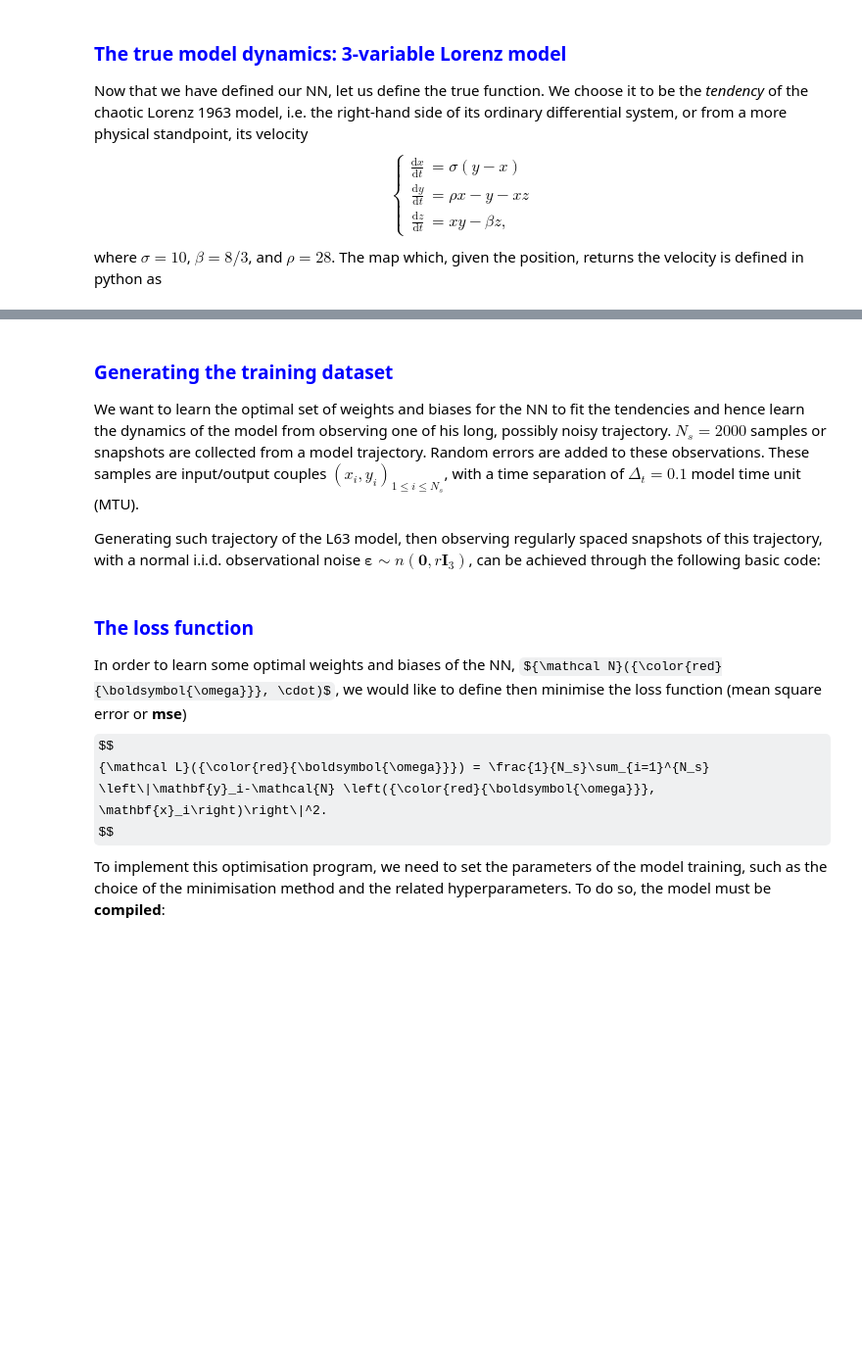
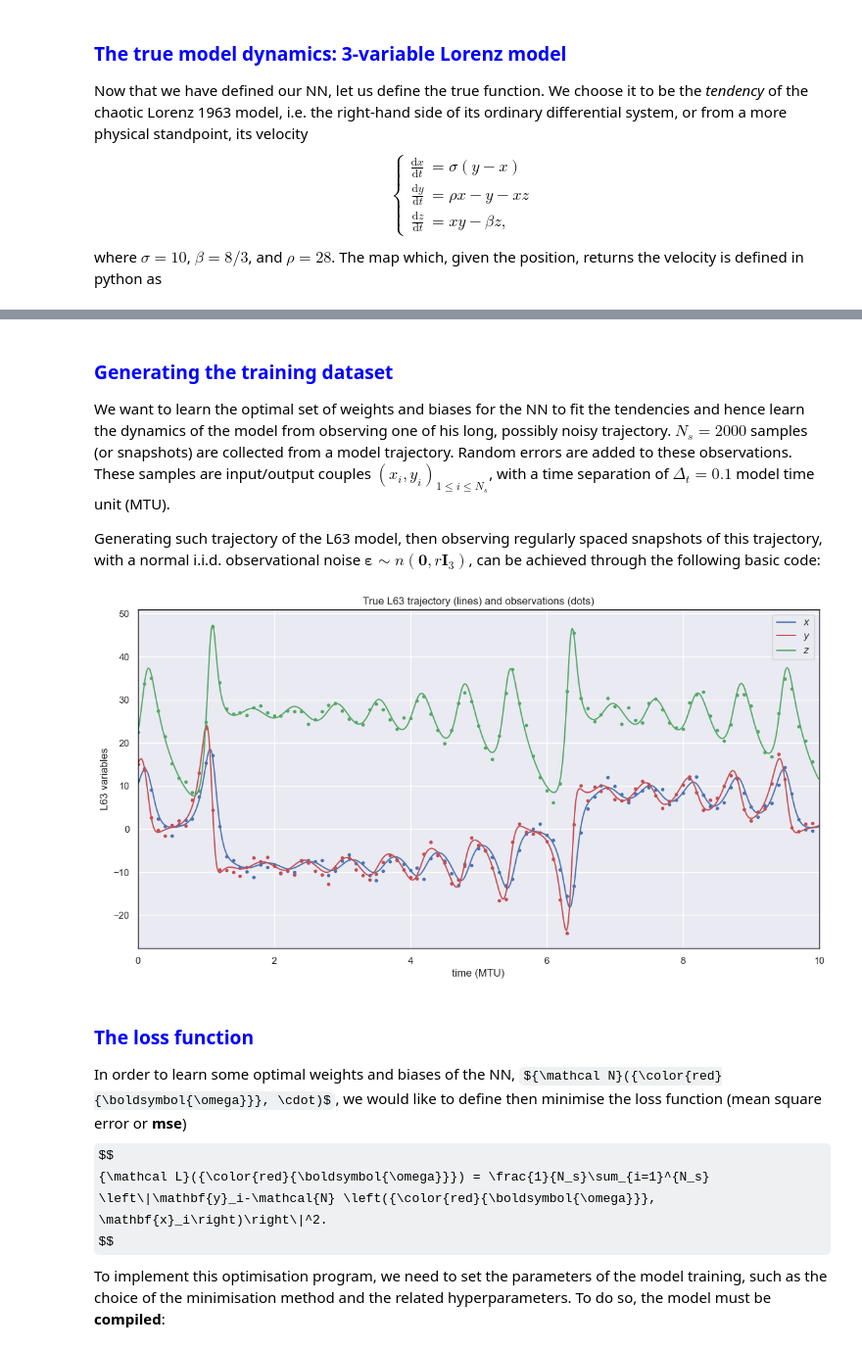
Before and after one commit to cerea-daml/adomo-mocis-wape-daml-mooc, a Jupyter notebook: daml-part1.ipynb, the cells around one changed output, grey strips where cells are left out. Shown at 98% size. Drawn from its saved outputs; the diff is of its cells as text; code cells hidden in the pictures; some formulas as TeX source; blank space fills up the shorter version.

```diff
--- a/daml-part1.ipynb
+++ b/daml-part1.ipynb
@@ -424,7 +414,7 @@ Fig.8 - Two departing trajectories of the Lorenz 1963 model that shapes the attr
 # %% [markdown]
 ### <span style="color:blue"> Generating the training dataset </span>
 
-We want to learn the optimal set of weights and biases for the NN to fit the tendencies and hence learn the dynamics of the model from observing one of his long, possibly noisy trajectory. $N_s=2000$ samples or snapshots are collected from a model trajectory. Random errors are added to these observations. These samples are input/output couples $(x_i,y_i)_{1\le i \le N_s}$, with a time separation of $\Delta_t=0.1$ model time unit (MTU).
+We want to learn the optimal set of weights and biases for the NN to fit the tendencies and hence learn the dynamics of the model from observing one of his long, possibly noisy trajectory. $N_s=2000$ samples (or snapshots) are collected from a model trajectory. Random errors are added to these observations. These samples are input/output couples $(x_i,y_i)_{1\le i \le N_s}$, with a time separation of $\Delta_t=0.1$ model time unit (MTU).
 
 Generating such trajectory of the L63 model, then observing regularly spaced snapshots of this trajectory, with a normal i.i.d. observational noise $\boldsymbol{\varepsilon} \sim n(\mathbf{0}, r\mathbf{I}_3)$, can be achieved through the following basic code:
 # %%
@@ -477,6 +463,38 @@ x_train = x_raw[index_train]
 y_train = y_raw[index_train]
 x_valid = x_raw[index_valid]
 y_valid = y_raw[index_valid]
+# %%
+# Plot true L63 trajectory
+t_plot = 10                         # number of MTU to plot
+Nt_plot_t = int(t_plot/dt)          # corresponding number of time steps for the truth
+Nt_plot_r = int(t_plot/dt/Nt_shift) # corresponding number of time steps for the raw data
+sub_palette = [
+    palette[0],
+    palette[3],
+    palette[2],
+]                                   # select our favorite colors inside the palette
+fig = plt.figure(figsize=(14, 7))
+for (n, variable) in enumerate('xyz'):
+    plt.plot(
+        dt*np.arange(Nt_plot_t),
+        x_truth[:Nt_plot_t, n],
+        label='${}$'.format(variable),
+        c=sub_palette[n],
+    )
+    plt.plot(
+        dt*Nt_shift*np.arange(Nt_plot_r),
+        x_raw[:Nt_plot_r, n],
+        '.',
+        c = sub_palette[n],
+    )
+plt.xlabel('time (MTU)')
+plt.ylabel('L63 variables')
+plt.title('True L63 trajectory (lines) and observations (dots)')
+plt.xlim(0, t_plot)
+plt.legend()
+plt.show()
+# %% [output]
+[figure, added]
 # %% [markdown]
 ### <span style="color:blue"> The loss function </span>
 
```
Also changed, not shown: parts of 9 cells of this notebook, 1 other file.
